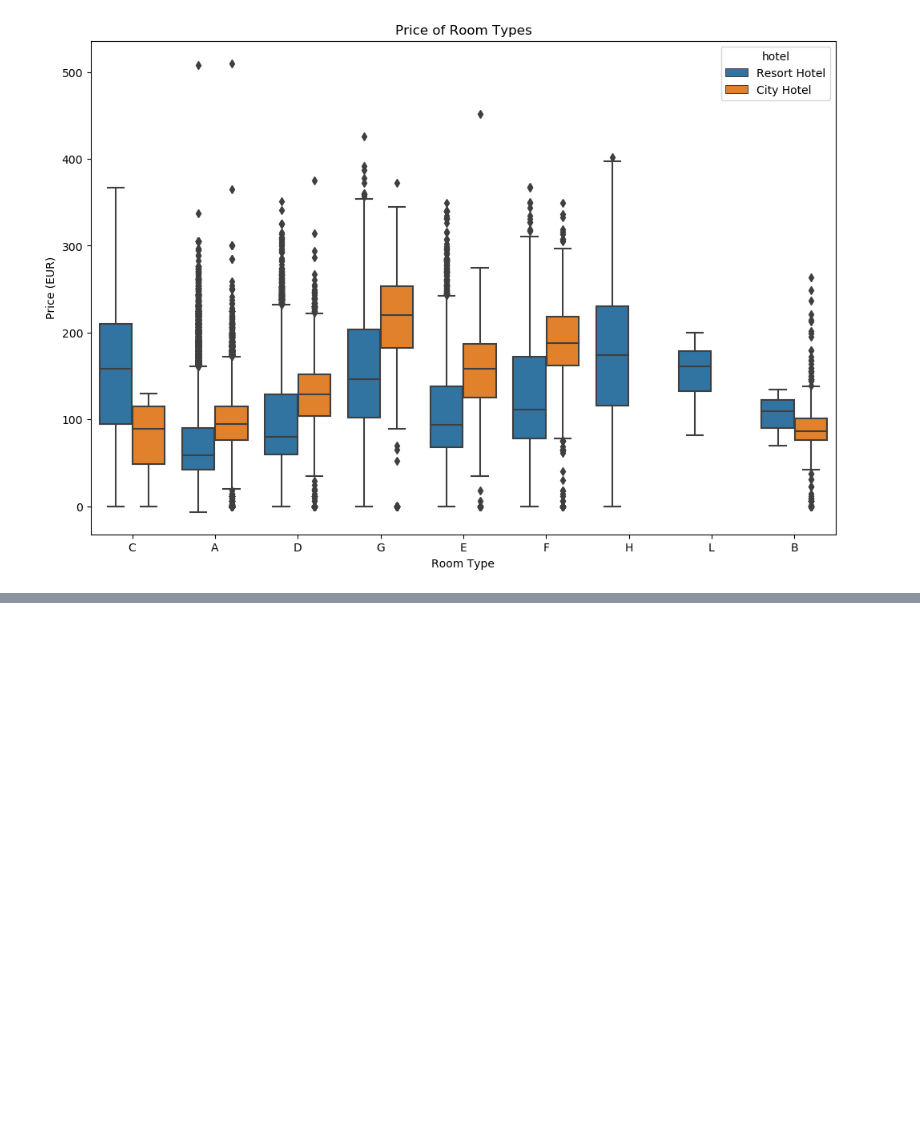
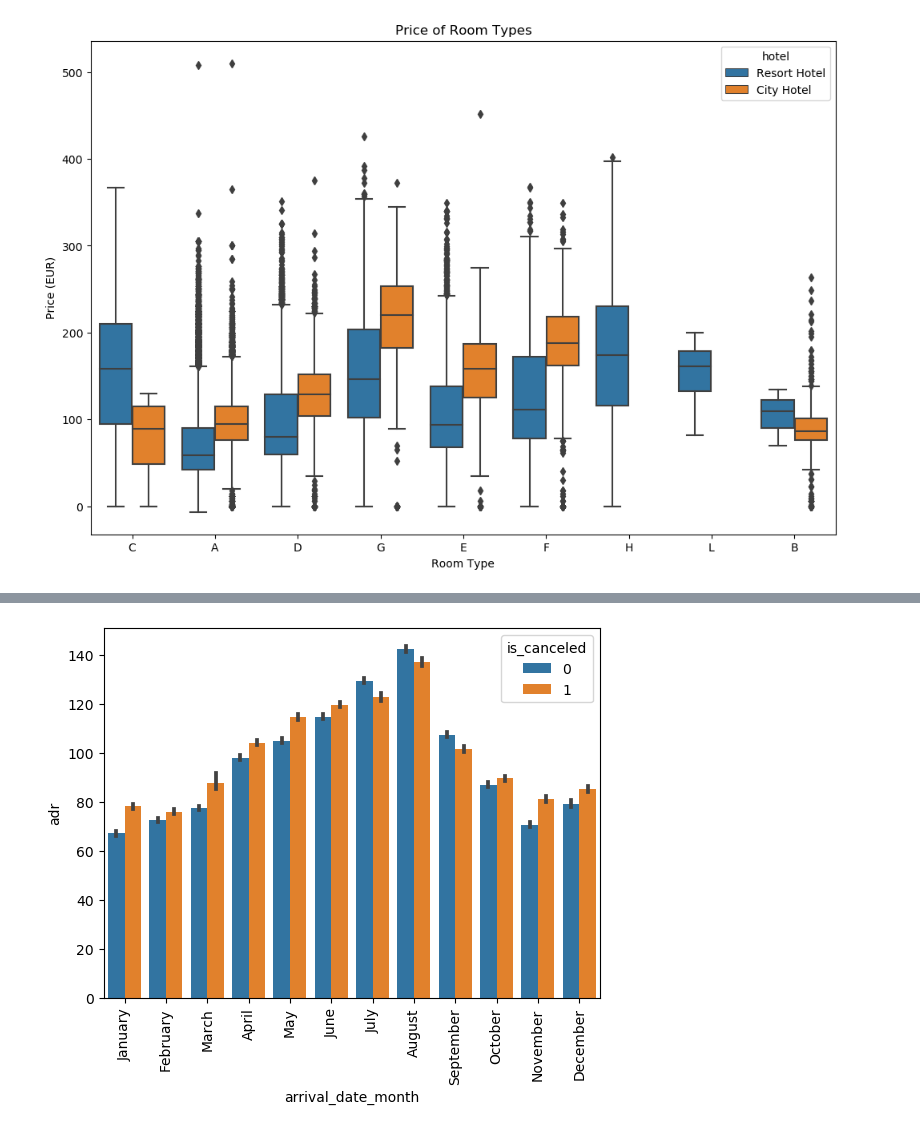
Before and after one commit to navbala27/Hotel-Booking-Cancellation-Prediction, a Jupyter notebook: ml_prediction.ipynb, the cells around one changed output, grey strips where cells are left out. Saved outputs shown, nothing was run; the diff lists cells and outputs as text; code cells hidden in the pictures; blank space fills up the shorter version.

```diff
--- a/ml_prediction.ipynb
+++ b/ml_prediction.ipynb
@@ -211,0 +325,8 @@ Text(0, 0.5, 'Price (EUR)')
+# %%
+data = sd.Sort_Dataframeby_Month(data,'arrival_date_month')
+# %%
+sns.barplot( x = 'arrival_date_month', y ='adr', data = data, hue = 'is_canceled')
+plt.xticks(rotation='vertical')
+plt.show()
+# %% [output]
+[figure, added]
```
Also changed, not shown: parts of 23 cells of this notebook, 1 other file.
